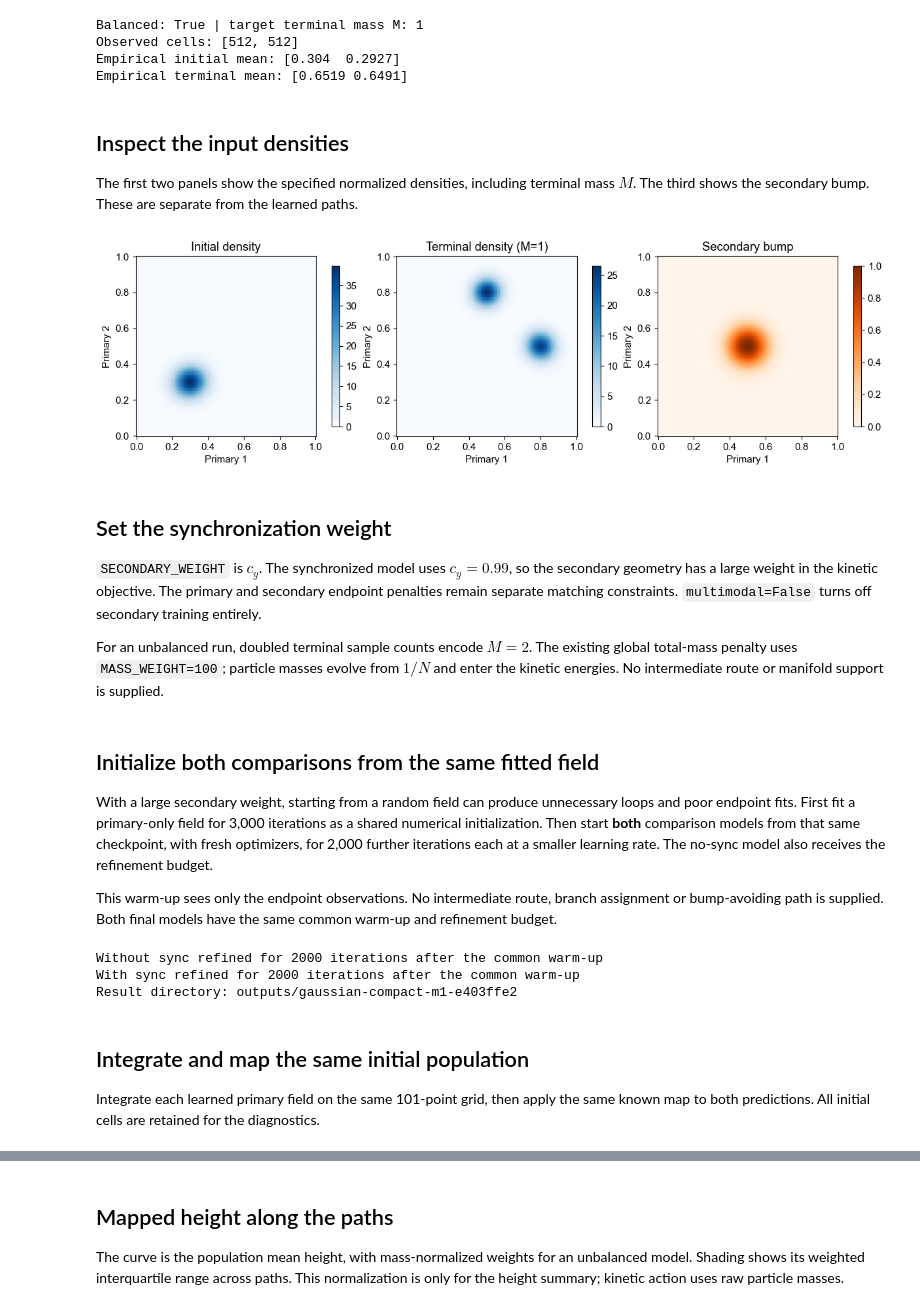
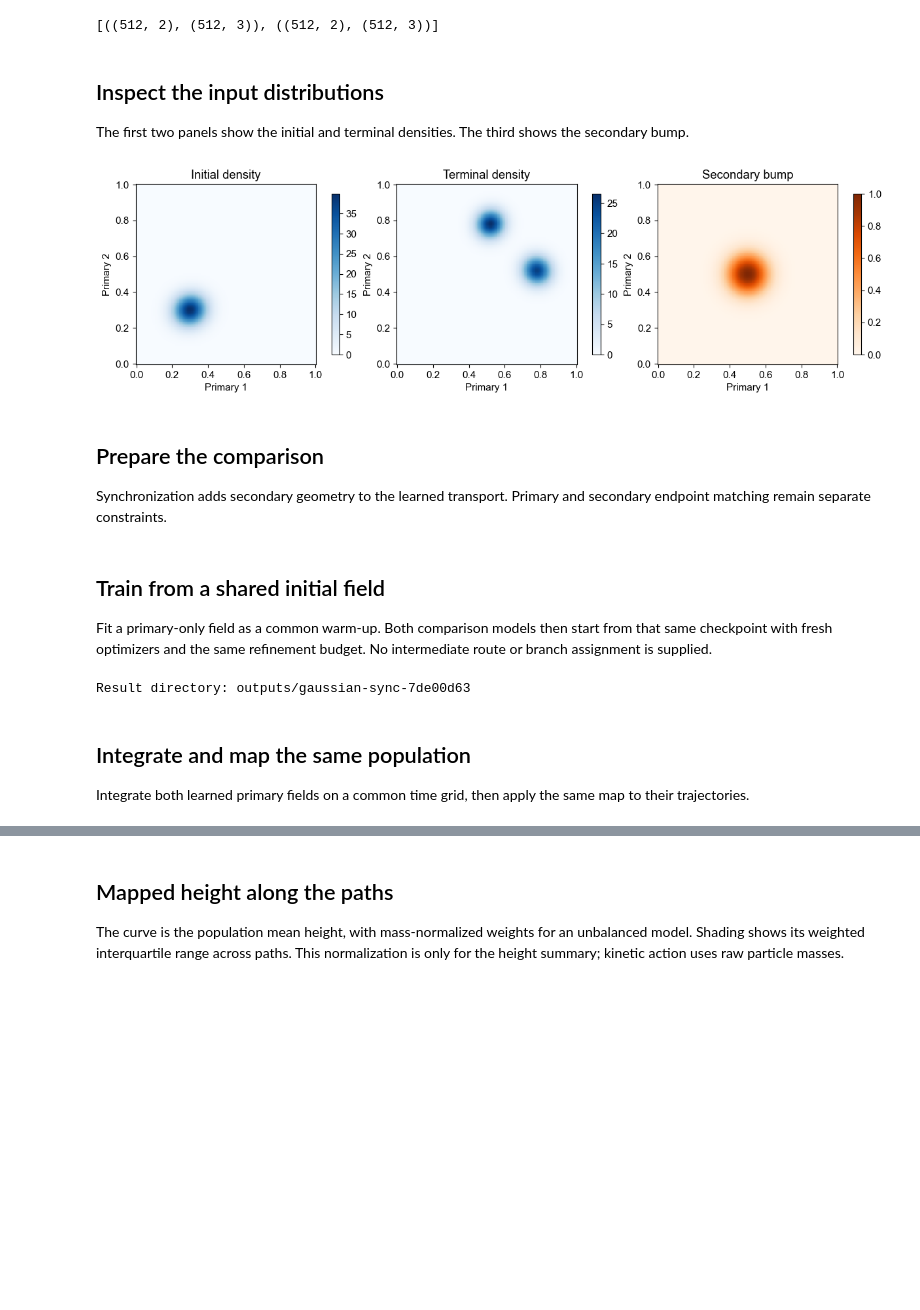
Before and after one commit to shankswang953/COATI, a Jupyter notebook: docs/tutorials/01_gaussian.ipynb, the cells around one changed output, grey strips where cells are left out. Drawn from its saved outputs; the diff is of its cells as text; code cells hidden in the pictures; blank space fills up the shorter version.

```diff
--- a/docs/tutorials/01_gaussian.ipynb
+++ b/docs/tutorials/01_gaussian.ipynb
@@ -32,67 +22,39 @@ $$T(x_1,x_2)=\left(x_1,x_2,\exp\left[-\frac{\|x-(0.5,0.5)\|^2}{2(0.08)^2}\right]
 # %%
-BALANCED = True
-M = 1 if BALANCED else 2
-SEED = 7
-N_CELLS = 512
-WARMUP_ITERATIONS = 3000
-ITERATIONS = 2000
-SECONDARY_WEIGHT = .99
-MASS_WEIGHT = 100.
-HEIGHT, WIDTH, CENTER = 1., .08, (.5, .5)
-
-distribution = dict(
-    initial_center=(.30, .30), terminal_centers=((.5, .8), (.8, .5)),
-    initial_covariance=np.array([[.0042, .0002], [.0002, .0038]]),
-    terminal_covariances=np.array([
-        [[.0030, .0001], [.0001, .0030]],
-        [[.0032, -.0001], [-.0001, .0032]],
-    ]),
-)
-data = ct.datasets.gaussian_sync(
-    n=N_CELLS, seed=SEED, terminal_mass=M,
-    height=HEIGHT, width=WIDTH, center=CENTER, **distribution,
-)
-T = ct.datasets.gaussian_bump_map(height=HEIGHT, width=WIDTH, center=CENTER)
-print("Balanced:", BALANCED, "| target terminal mass M:", M)
-print("Observed cells:", [len(x) for x in data.primary])
-print("Empirical initial mean:", data.primary[0].mean(0).round(4))
-print("Empirical terminal mean:", data.primary[-1].mean(0).round(4))
+example = gaussian_sync_example()
+data, T = example.data, example.mapping
+distribution = example.distribution
+[(x.shape, y.shape) for x, y in zip(data.primary, data.secondary)]
 # %% [output]
-Balanced: True | target terminal mass M: 1
-Observed cells: [512, 512]
-Empirical initial mean: [0.304  0.2927]
-Empirical terminal mean: [0.6519 0.6491]
+[((512, 2), (512, 3)), ((512, 2), (512, 3))]
 # %% [markdown]
-## Inspect the input densities
+## Inspect the input distributions
 
-The first two panels show the specified normalized densities, including terminal mass $M$. The third shows the secondary bump. These are separate from the learned paths.
+The first two panels show the initial and terminal densities. The third shows the secondary bump.
 # %%
 grid = np.linspace(0., 1., 161)
 xx, yy = np.meshgrid(grid, grid)
 mesh = np.stack([xx, yy], -1)
 initial_pdf = gaussian_density_on_unit_square(mesh, distribution["initial_center"], distribution["initial_covariance"])
-terminal_pdf = M * sum(
+terminal_pdf = example.terminal_mass * sum(
     gaussian_density_on_unit_square(mesh, center, covariance)
     for center, covariance in zip(distribution["terminal_centers"], distribution["terminal_covariances"])
 ) / 2
 with torch.no_grad():
     bump = T(torch.tensor(mesh, dtype=torch.float32)).numpy()[..., 2]
 fig, axes = plt.subplots(1, 3, figsize=(12, 3.5), layout="constrained")
 for ax, values, title, cmap in zip(
     axes, [initial_pdf, terminal_pdf, bump],
-    ["Initial density", f"Terminal density (M={M})", "Secondary bump"],
+    ["Initial density", "Terminal density", "Secondary bump"],
     ["Blues", "Blues", "Oranges"],
 ):
     image = ax.pcolormesh(xx, yy, values, shading="auto", cmap=cmap)
     ax.set(title=title, xlabel="Primary 1", ylabel="Primary 2", aspect="equal")
     fig.colorbar(image, ax=ax, shrink=.8)
 plt.show()
 # %% [output]
-[figure, old version]
+[figure, new version]
 # %% [markdown]
-## Set the synchronization weight
+## Prepare the comparison
 
-`SECONDARY_WEIGHT` is $c_y$. The synchronized model uses **$c_y=0.99$**, so the secondary geometry has a large weight in the kinetic objective. The primary and secondary endpoint penalties remain separate matching constraints. `multimodal=False` turns off secondary training entirely.
-
-For an unbalanced run, doubled terminal sample counts encode $M=2$. The existing global total-mass penalty uses `MASS_WEIGHT=100`; particle masses evolve from $1/N$ and enter the kinetic energies. No intermediate route or manifold support is supplied.
+Synchronization adds secondary geometry to the learned transport. Primary and secondary endpoint matching remain separate constraints.
 # %%
@@ -110,15 +62,13 @@ configs = {
 # %% [markdown]
-## Initialize both comparisons from the same fitted field
+## Train from a shared initial field
 
-With a large secondary weight, starting from a random field can produce unnecessary loops and poor endpoint fits. First fit a primary-only field for 3,000 iterations as a shared numerical initialization. Then start **both** comparison models from that same checkpoint, with fresh optimizers, for 2,000 further iterations each at a smaller learning rate. The no-sync model also receives the refinement budget.
-
-This warm-up sees only the endpoint observations. No intermediate route, branch assignment or bump-avoiding path is supplied. Both final models have the same common warm-up and refinement budget.
+Fit a primary-only field as a common warm-up. Both comparison models then start from that same checkpoint with fresh optimizers and the same refinement budget. No intermediate route or branch assignment is supplied.
 # %%
-run_dir = Path("outputs") / (f"gaussian-compact-m{M}-" + uuid.uuid4().hex[:8])
-initial_checkpoint = make_shared_initial_checkpoint(base, run_dir / "initial.pt")
+run_dir = Path("outputs") / ("gaussian-sync-" + uuid.uuid4().hex[:8])
+initial_checkpoint = make_shared_initial_checkpoint(example.warmup_config, run_dir / "initial.pt")
 warmup = ct.train_vector_field(
-    data, base.with_parameters(iterations=WARMUP_ITERATIONS, learning_rate=.003),
-    output_dir=run_dir / "common_warmup", warm_start_path=initial_checkpoint,
+    data, example.warmup_config, output_dir=run_dir / "common_warmup",
+    warm_start_path=initial_checkpoint,
 )
 common_checkpoint = warmup.output_dir / "checkpoints" / "path_param.pth"
 results = {}
@@ -127,16 +77,13 @@ for name, config in configs.items():
         data, config, output_dir=run_dir / ("with_sync" if config.multimodal else "without_sync"),
         T_model=T if config.multimodal else None, warm_start_path=common_checkpoint,
     )
-    print(name, "refined for", ITERATIONS, "iterations after the common warm-up")
 print("Result directory:", run_dir)
 # %% [output]
-Without sync refined for 2000 iterations after the common warm-up
-With sync refined for 2000 iterations after the common warm-up
-Result directory: outputs/gaussian-compact-m1-e403ffe2
+Result directory: outputs/gaussian-sync-7de00d63
 # %% [markdown]
-## Integrate and map the same initial population
+## Integrate and map the same population
 
-Integrate each learned primary field on the same 101-point grid, then apply the same known map to both predictions. All initial cells are retained for the diagnostics.
+Integrate both learned primary fields on a common time grid, then apply the same map to their trajectories.
 # %%
 predictions = {}
 for name, result in results.items():
```
Also changed, not shown: parts of 13 cells of this notebook, 7 other files.
